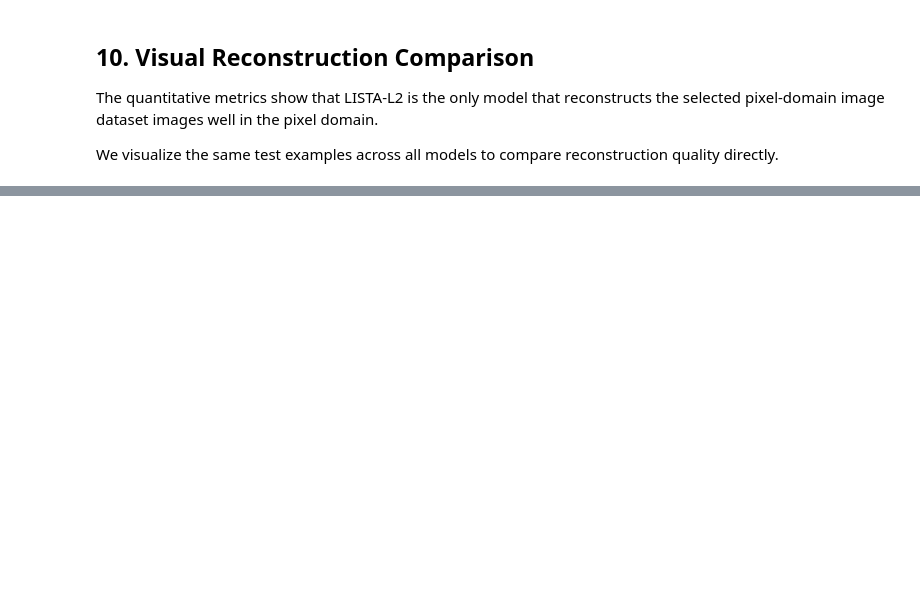
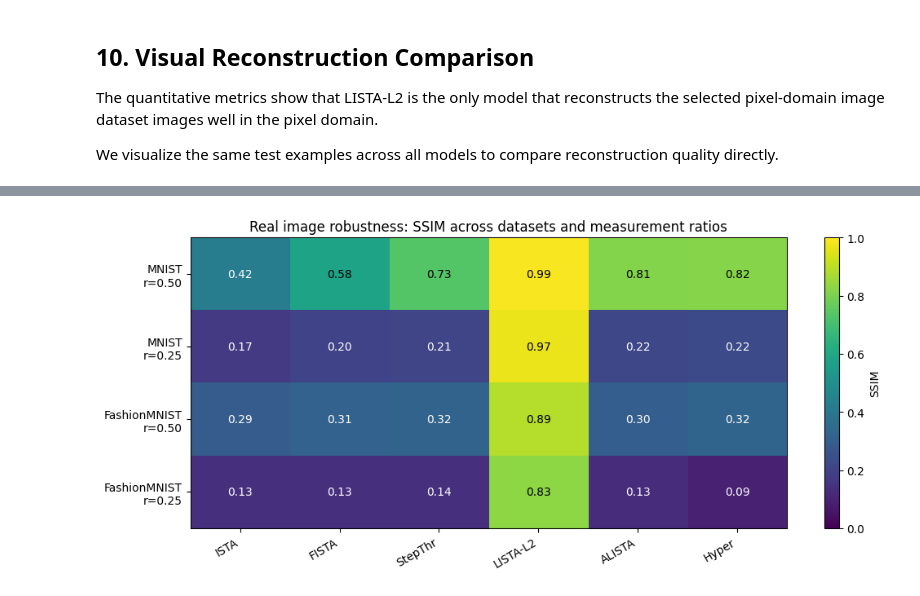
Before and after one commit to ThEpiCake/hyperlista-mbdl, a Jupyter notebook: notebooks/04_real_image_pixel_domain.ipynb, the cells around one changed output, grey strips where cells are left out. Cells and saved outputs as stored; diff of their text form; code cells hidden in the pictures; blank space fills up the shorter version.

```diff
--- a/notebooks/04_real_image_pixel_domain.ipynb
+++ b/notebooks/04_real_image_pixel_domain.ipynb
@@ -836,0 +839,90 @@ Saved figure to: ../results/notebook_04\fashionmnist_ratio025_sigma00_K16_lamswe
+# %%
+import glob
+
+# ---- collect all archived notebook-04 runs -------------------------------
+frames = []
+for run_dir in sorted(glob.glob("../results/notebook_04/*_seed*")):
+    cfg_path = os.path.join(run_dir, "config.json")
+    sum_path = os.path.join(run_dir, "tables", "summary.csv")
+    if not (os.path.exists(cfg_path) and os.path.exists(sum_path)):
+        print(f"Skipping {os.path.basename(run_dir)} (no archived tables)")
+        continue
+    with open(cfg_path) as f:
+        cfg = json.load(f)
+    df = pd.read_csv(sum_path)
+    df["dataset"] = cfg["dataset_name"]
+    df["ratio"] = cfg["measurement_ratio"]
+    frames.append(df)
+
+if not frames:
+    raise RuntimeError("No archived notebook-04 runs found - execute at least one configuration first.")
+
+all_runs = pd.concat(frames, ignore_index=True)
+
+CROSS_DIR = "../results/notebook_04/cross_experiment"
+os.makedirs(os.path.join(CROSS_DIR, "tables"), exist_ok=True)
+os.makedirs(os.path.join(CROSS_DIR, "figures"), exist_ok=True)
+
+all_runs.to_csv(os.path.join(CROSS_DIR, "tables", "all_runs.csv"), index=False)
+
+# ---- combined tables: one pivot per metric -------------------------------
+for metric, fmt in [("nmse_db", "{:.1f}"), ("psnr", "{:.1f}"), ("ssim", "{:.2f}")]:
+    pivot = (
+        all_runs.pivot_table(index="model", columns=["dataset", "ratio"], values=metric)
+        .reindex(display_order)
+    )
+    print(f"\n=== {metric} ===")
+    display(pivot.style.format(fmt))
+
+# ---- SSIM robustness heatmap (report figure) -----------------------------
+cell_order = [("mnist", 0.5), ("mnist", 0.25), ("fashionmnist", 0.5), ("fashionmnist", 0.25)]
+cell_labels = {
+    ("mnist", 0.5): "MNIST\nr=0.50",
+    ("mnist", 0.25): "MNIST\nr=0.25",
+    ("fashionmnist", 0.5): "FashionMNIST\nr=0.50",
+    ("fashionmnist", 0.25): "FashionMNIST\nr=0.25",
+}
+short_names = {
+    "ISTA": "ISTA", "FISTA": "FISTA", "StepThresholdISTA": "StepThr",
+    "LISTA-L2": "LISTA-L2", "ALISTA": "ALISTA", "HyperLISTA": "Hyper",
+}
+
+present = [c for c in cell_order
+           if ((all_runs["dataset"] == c[0]) & (all_runs["ratio"] == c[1])).any()]
+
+heat = np.full((len(present), len(display_order)), np.nan)
+for i, (ds, r) in enumerate(present):
+    sub = all_runs[(all_runs["dataset"] == ds) & (all_runs["ratio"] == r)]
+    for j, model in enumerate(display_order):
+        row = sub[sub["model"] == model]
+        if len(row):
+            heat[i, j] = row["ssim"].iloc[0]
+
+fig, ax = plt.subplots(figsize=(10.5, 1.0 + 0.9 * len(present)))
+im = ax.imshow(heat, cmap="viridis", vmin=0.0, vmax=1.0, aspect="auto")
+
+ax.set_xticks(range(len(display_order)))
+ax.set_xticklabels([short_names[m] for m in display_order], rotation=30, ha="right")
+ax.set_yticks(range(len(present)))
+ax.set_yticklabels([cell_labels[c] for c in present])
+
+for i in range(heat.shape[0]):
+    for j in range(heat.shape[1]):
+        if not np.isnan(heat[i, j]):
+            color = "black" if heat[i, j] > 0.5 else "white"
+            ax.text(j, i, f"{heat[i, j]:.2f}", ha="center", va="center",
+                    fontsize=10, color=color)
+
+cbar = fig.colorbar(im, ax=ax)
+cbar.set_label("SSIM")
+ax.set_title("Real image robustness: SSIM across datasets and measurement ratios")
+plt.tight_layout()
+
+for ext in ["pdf", "png"]:
+    fig.savefig(os.path.join(CROSS_DIR, "figures", f"ssim_heatmap.{ext}"),
+                bbox_inches="tight", dpi=200)
+plt.show()
+
+print(f"Archived runs aggregated: {[f'{d}/r={r}' for d, r in present]}")
+print(f"Saved cross-experiment table and heatmap to: {CROSS_DIR}")
+# %% [output]
@@ -836,0 +959 @@ Saved figure to: ../results/notebook_04\fashionmnist_ratio025_sigma00_K16_lamswe
+[figure, added]
```
Also changed, not shown: parts of 13 cells of this notebook, 24 other files.
